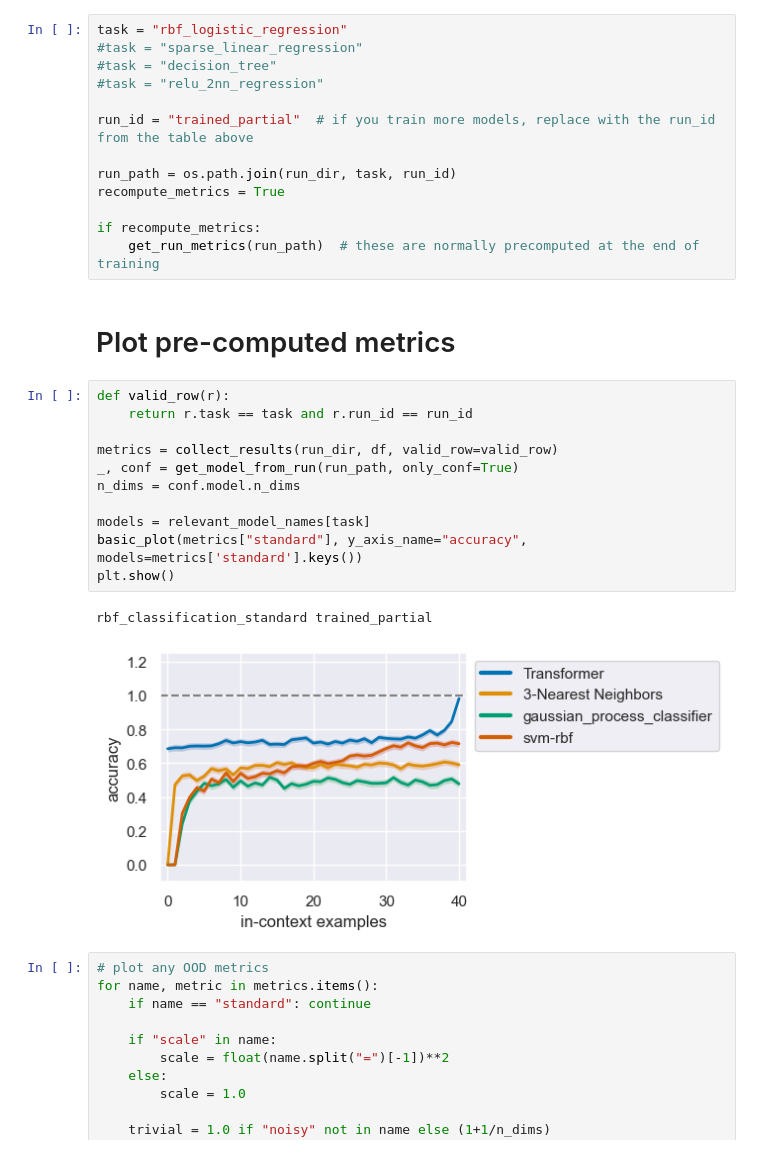
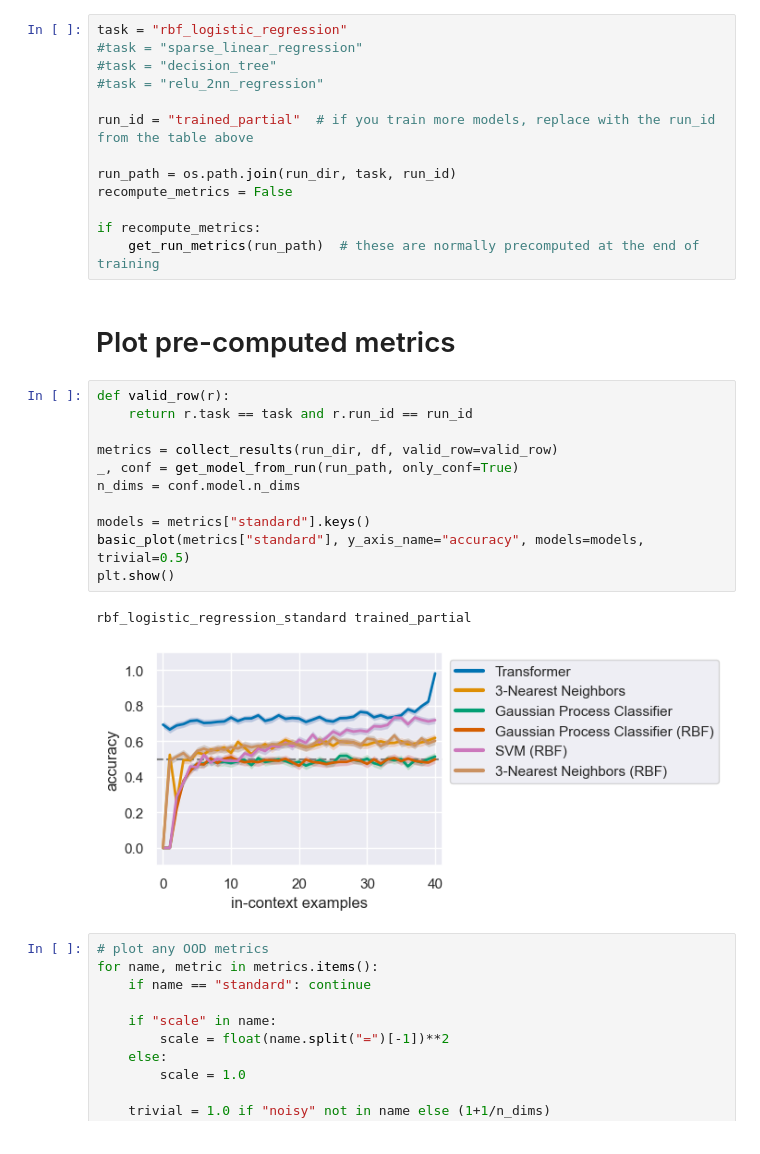
Before and after one commit to zenglingqi647/ICL, a Jupyter notebook: src/eval.ipynb, the cells around one changed output. Saved outputs shown, nothing was run; the diff lists cells and outputs as text.

Commit message:
add more plotting

```diff
--- a/src/eval.ipynb
+++ b/src/eval.ipynb
@@ -37,7 +37,7 @@ task = "rbf_logistic_regression"
 run_id = "trained_partial"  # if you train more models, replace with the run_id from the table above
 
 run_path = os.path.join(run_dir, task, run_id)
-recompute_metrics = True
+recompute_metrics = False
 
 if recompute_metrics:
     get_run_metrics(run_path)  # these are normally precomputed at the end of training
@@ -46,17 +46,17 @@ if recompute_metrics:
 # %%
 def valid_row(r):
     return r.task == task and r.run_id == run_id
 
 metrics = collect_results(run_dir, df, valid_row=valid_row)
 _, conf = get_model_from_run(run_path, only_conf=True)
 n_dims = conf.model.n_dims
 
-models = relevant_model_names[task]
-basic_plot(metrics["standard"], y_axis_name="accuracy", models=metrics['standard'].keys())
+models = metrics["standard"].keys()
+basic_plot(metrics["standard"], y_axis_name="accuracy", models=models, trivial=0.5)
 plt.show()
 # %% [output]
-rbf_classification_standard trained_partial
+rbf_logistic_regression_standard trained_partial
-[figure, old version]
+[figure, new version]
 # %%
 # plot any OOD metrics
 for name, metric in metrics.items():
```
Also changed, not shown: parts of 4 cells of this notebook, 3 other files.
